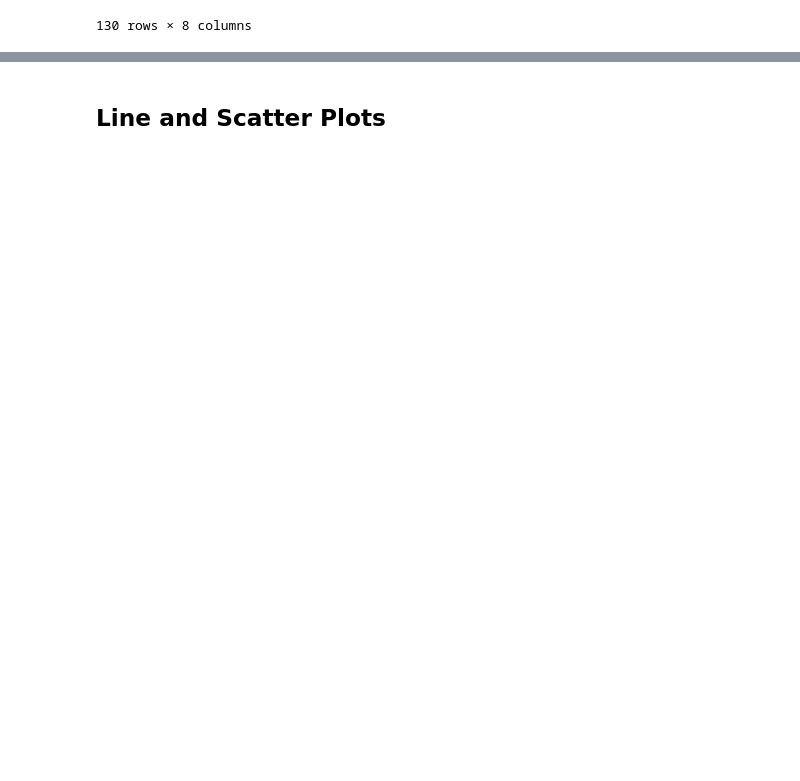
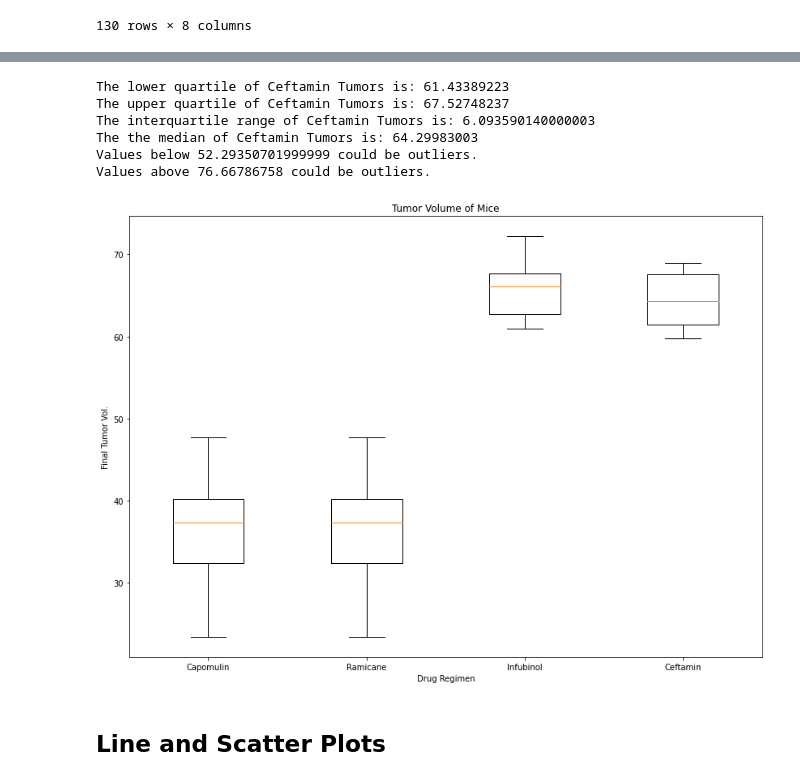
Before and after one commit to swanifereight/matplotlib-challenge, a Jupyter notebook: Pymaceuticals/pymaceuticals_starter.ipynb, the cells around one changed output, grey strips where cells are left out. Cells and saved outputs as stored; diff of their text form; code cells hidden in the pictures; blank space fills up the shorter version.

```diff
--- a/Pymaceuticals/pymaceuticals_starter.ipynb
+++ b/Pymaceuticals/pymaceuticals_starter.ipynb
@@ -299,0 +293,6 @@ Values above 51.83201549 could be outliers.
+# %%
+#Ramicane
+Ramicane_drug = Capomulin_df.groupby("Mouse ID").max()["Timepoint"]
+Ramicane_data = pd.DataFrame(Ramicane_drug)
+Ramicane_merge = pd.merge(Ramicane_data, mouse_combine, on = ("Mouse ID","Timepoint"), how = "left")
+Ramicane_merge.head()
@@ -299,0 +329,6 @@ Values above 51.83201549 could be outliers.
+# %%
+#Infubinol
+Infubinol_drug = Infubinol_df.groupby("Mouse ID").max()["Timepoint"]
+Infubinol_data = pd.DataFrame(Infubinol_drug)
+Infubinol_merge = pd.merge(Infubinol_data, mouse_combine, on = ("Mouse ID","Timepoint"), how = "left")
+Infubinol_merge.head()
@@ -299,0 +365,6 @@ Values above 51.83201549 could be outliers.
+# %%
+#Ceftamin
+Ceftamin_drug = Ceftamin_df.groupby("Mouse ID").max()["Timepoint"]
+Ceftamin_data = pd.DataFrame(Ceftamin_drug)
+Ceftamin_merge = pd.merge(Ceftamin_data, mouse_combine, on = ("Mouse ID","Timepoint"), how = "left")
+Ceftamin_merge.head()
@@ -300,5 +378,38 @@ Values above 51.83201549 could be outliers.
+# %%
+Ceftamin_tums = Ceftamin_merge["Tumor Volume (mm3)"]
+quartiles = Ceftamin_tums.quantile([.25,.5,.75])
+lowerq = quartiles[0.25]
+upperq = quartiles[0.75]
+iqr = upperq-lowerq
+
+print(f"The lower quartile of Ceftamin Tumors is: {lowerq}")
+print(f"The upper quartile of Ceftamin Tumors is: {upperq}")
+print(f"The interquartile range of Ceftamin Tumors is: {iqr}")
+print(f"The the median of Ceftamin Tumors is: {quartiles[0.5]} ")
+
+lower_bound = lowerq - (1.5*iqr)
+upper_bound = upperq + (1.5*iqr)
+print(f"Values below {lower_bound} could be outliers.")
+print(f"Values above {upper_bound} could be outliers.")
+# %% [output]
+The lower quartile of Ceftamin Tumors is: 61.43389223
+The upper quartile of Ceftamin Tumors is: 67.52748237
+The interquartile range of Ceftamin Tumors is: 6.093590140000003
+The the median of Ceftamin Tumors is: 64.29983003
+Values below 52.29350701999999 could be outliers.
+Values above 76.66786758 could be outliers.
 # %%
 # Generate a box plot of the final tumor volume of each mouse across four regimens of interest
+tumor_box = [Capomulin_tums, Ramicane_tums,Infubinol_tums,Ceftamin_tums ]
+fig1, ax1 = plt.subplots(figsize = (14,10))
+ax1.set_title('Tumor Volume of Mice')
+ax1.set_ylabel("Final Tumor Vol.")
+ax1.set_xlabel("Drug Regimen")
+
+ax1.boxplot(tumor_box, labels = drug_treats)
+plt.show()
+# %% [output]
+[figure, added]
 # %% [markdown]
 ## Line and Scatter Plots
 # %%
```
Also changed, not shown: parts of 14 cells of this notebook, 1 other file.
